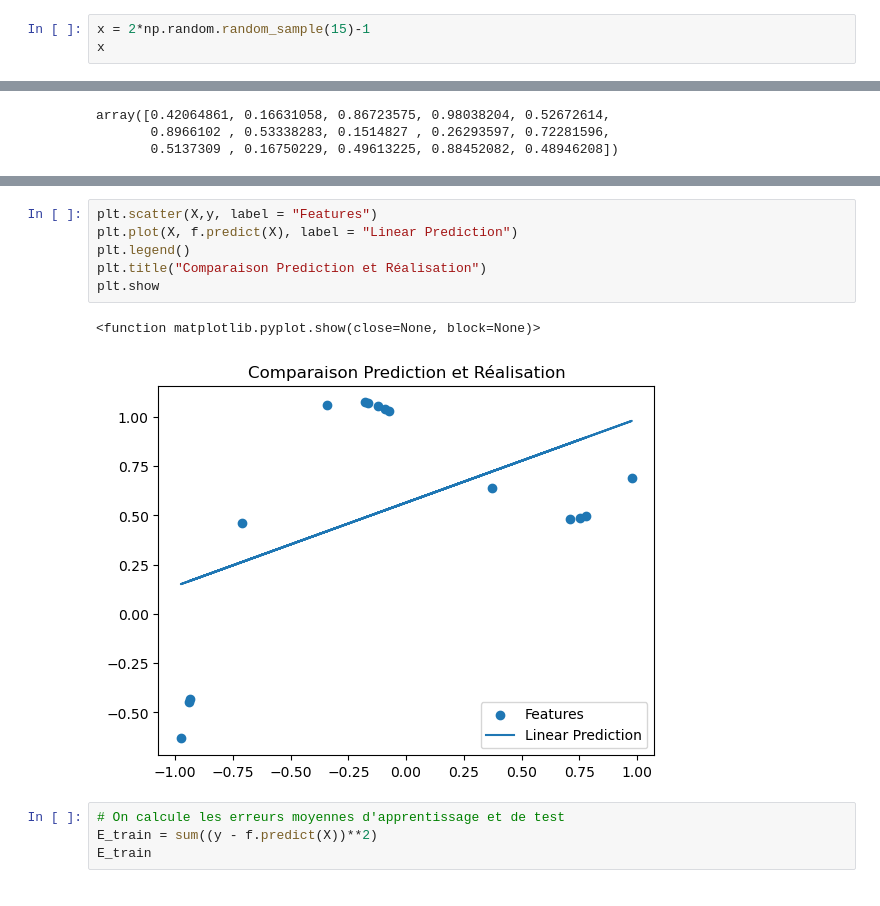
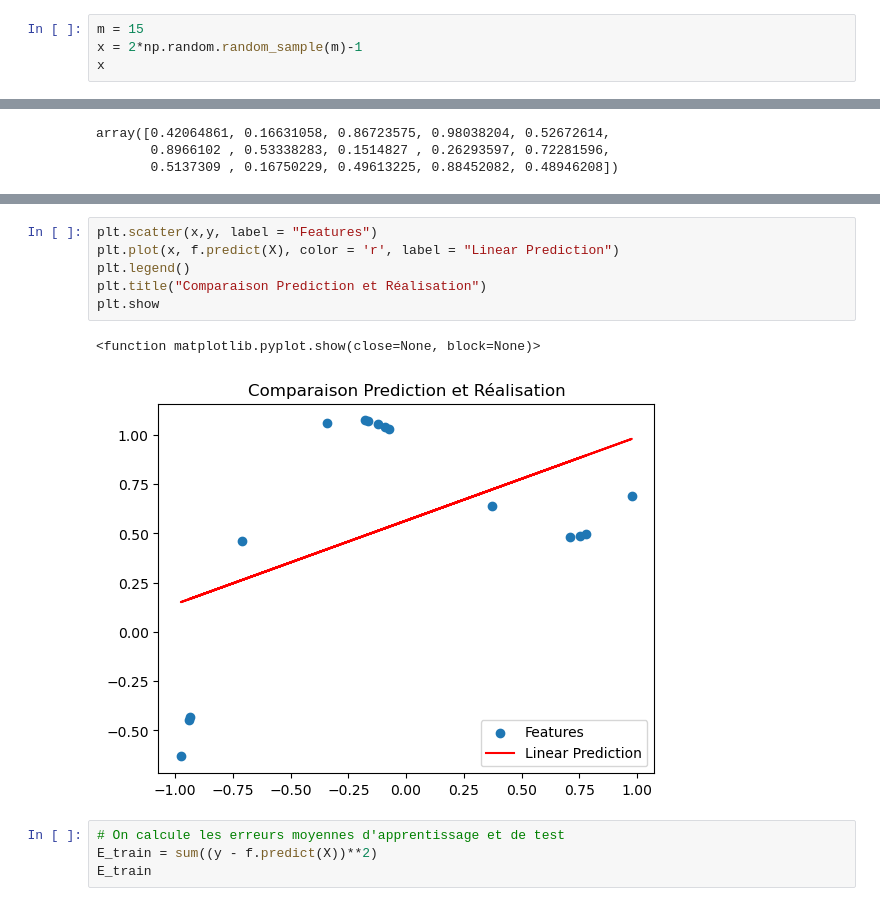
Before and after one commit to DiegoRenaud/ML-2A, a Jupyter notebook: TD1.ipynb, the cells around one changed output, grey strips where cells are left out. Cells and saved outputs as stored; diff of their text form.

```diff
--- a/TD1.ipynb
+++ b/TD1.ipynb
@@ -59,7 +59,8 @@ plt.show
 # %% [markdown]
 #### 2.1 Génération des données
 # %%
-x = 2*np.random.random_sample(15)-1
+m = 15
+x = 2*np.random.random_sample(m)-1
 x
 # %% [output]
 array([-0.34122786, -0.94053503,  0.71108378,  0.97769504, -0.09127302,
@@ -118,12 +123,12 @@ array([0.39581664, 0.30862051, 0.61985578, 0.58002739, 0.32738906,
 # %%
-plt.scatter(X,y, label = "Features")
-plt.plot(X, f.predict(X), label = "Linear Prediction")
+plt.scatter(x,y, label = "Features")
+plt.plot(x, f.predict(X), color = 'r', label = "Linear Prediction")
 plt.legend()
 plt.title("Comparaison Prediction et Réalisation")
 plt.show
 # %% [output]
 <function matplotlib.pyplot.show(close=None, block=None)>
-[figure, old version]
+[figure, new version]
 # %%
 # On calcule les erreurs moyennes d'apprentissage et de test
 E_train = sum((y - f.predict(X))**2)
```
Also changed, not shown: parts of 15 cells of this notebook.
